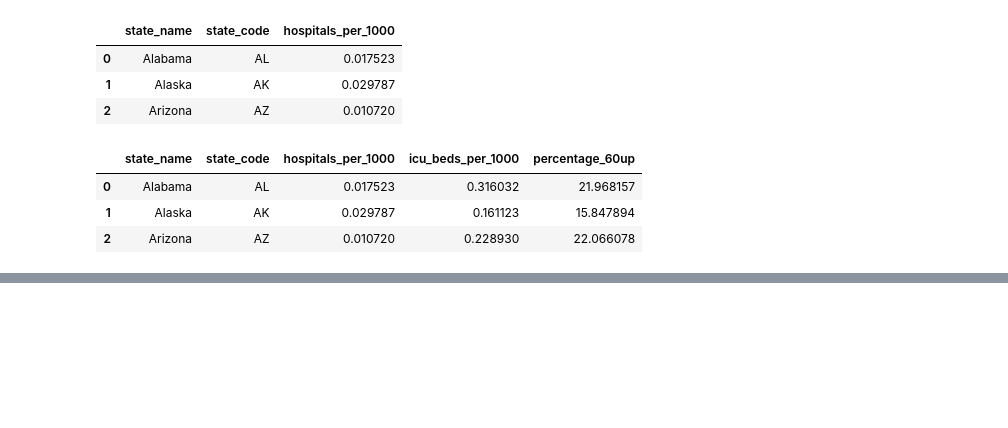
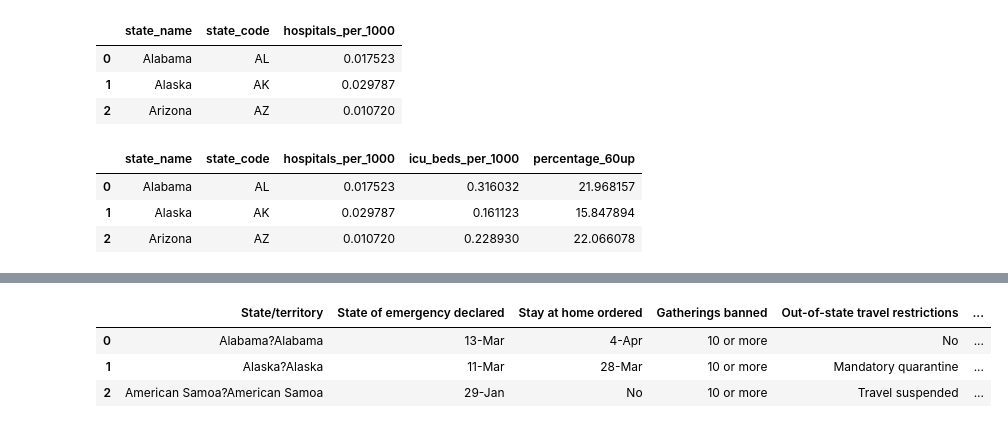
Before and after one commit to iamzhaihy/BD2020-Final-Project, a Jupyter notebook: Data Processing.ipynb, the cells around one changed output, grey strips where cells are left out. Cells and saved outputs as stored; diff of their text form; code cells hidden in the pictures; blank space fills up the shorter version.

```diff
--- a/Data Processing.ipynb
+++ b/Data Processing.ipynb
@@ -438,0 +490,8 @@ df_merged.to_csv('./processed_data/state_indicators.csv', index=False)
+# %%
+state_regulations_df=pd.read_csv('./data/wiki/state_regulations.csv',delimiter="\t")
+state_regulations_df.head(3)
+# %% [output]
+|  | State/territory | State of emergency declared | Stay at home ordered | Gatherings banned | Out-of-state travel restrictions | ... |
+| 0 | Alabama?Alabama | 13-Mar | 4-Apr | 10 or more | No | ... |
+| 1 | Alaska?Alaska | 11-Mar | 28-Mar | 10 or more | Mandatory quarantine | ... |
+| 2 | American Samoa?American Samoa | 29-Jan | No | 10 or more | Travel suspended | ... |
```
Also changed, not shown: parts of 26 cells of this notebook.
